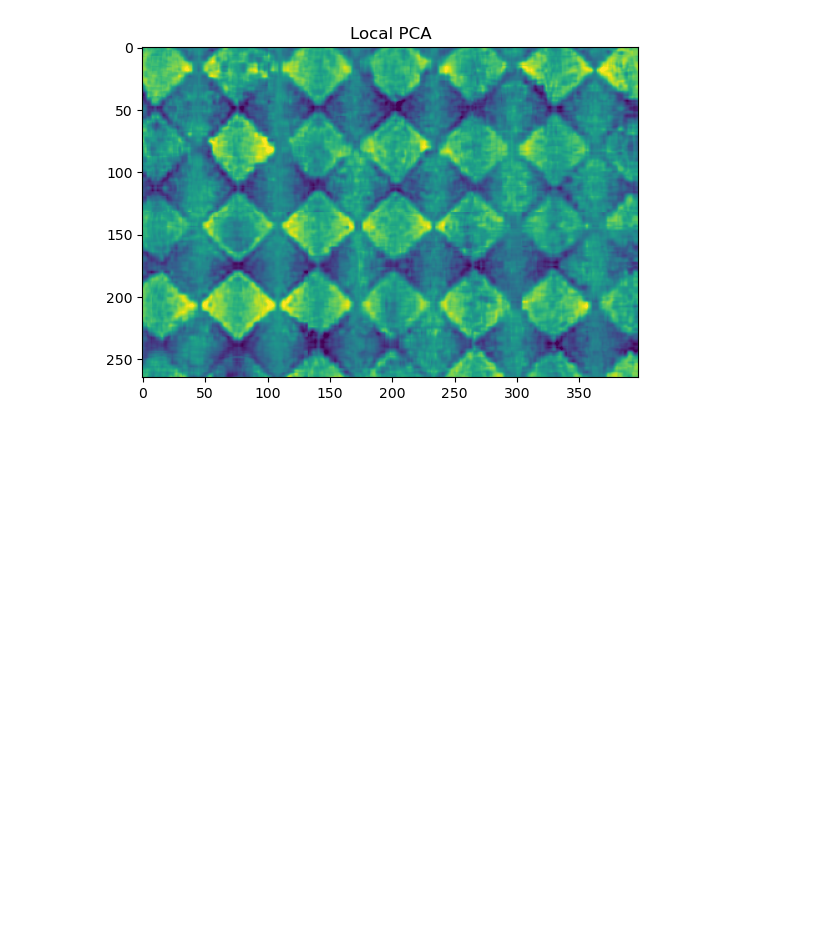
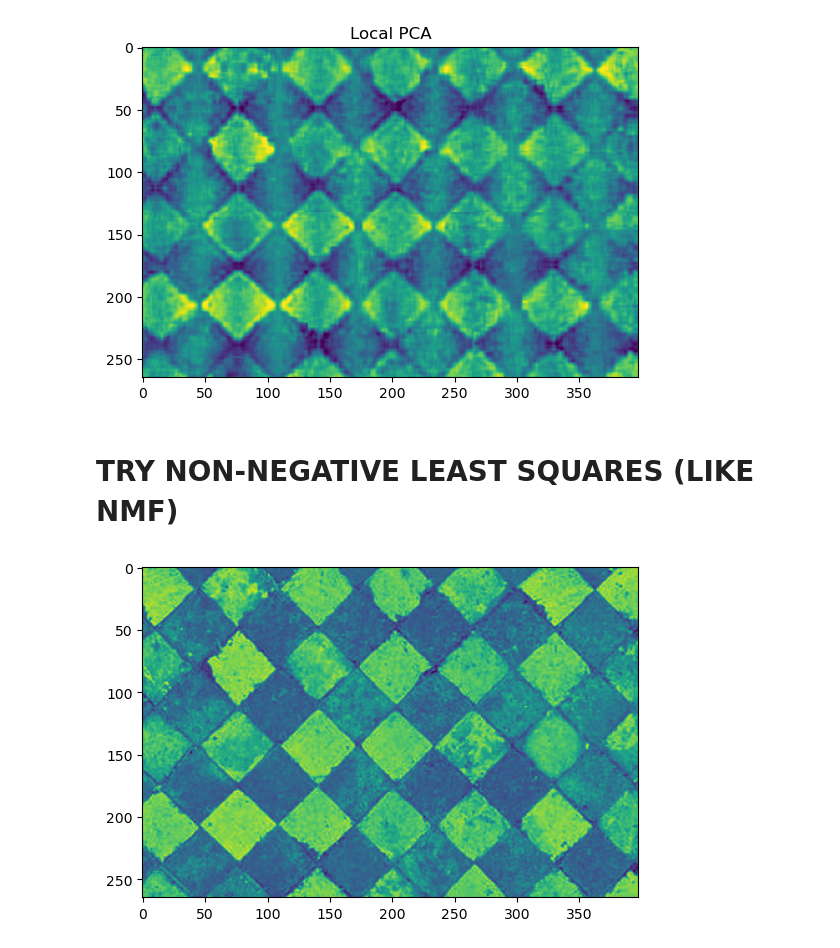
Before and after one commit to yingqiuz/pathfinder, a Jupyter notebook: notebooks/pathfinder_tile_example.ipynb, the cells around one changed output. Saved outputs shown, nothing was run; the diff lists cells and outputs as text; code cells hidden in the pictures; blank space fills up the shorter version.

```diff
--- a/notebooks/pathfinder_tile_example.ipynb
+++ b/notebooks/pathfinder_tile_example.ipynb
@@ -148,3 +167,20 @@ plt.show()
 [figure]
 [figure]
 [figure]
+# %% [markdown]
+# TRY NON-NEGATIVE LEAST SQUARES (LIKE NMF)
+# %%
+# Load Image and visualise it
+from fsl.data.bitmap import Bitmap
+import numpy as np
+
+image_file = '../pathfinder/data/tiles.jpg'
+tiles = np.array(np.flipud(np.mean(Bitmap(image_file).data,axis=-1).T),dtype=float)
+# no demeaning!
+# tiles = tiles - np.mean(tiles, axis=0, keepdims=True)
+
+import matplotlib.pyplot as plt
+plt.imshow(tiles)
+plt.show()
+# %% [output]
+[figure, added]
```
Also changed, not shown: parts of 7 cells of this notebook, 6 other files.
